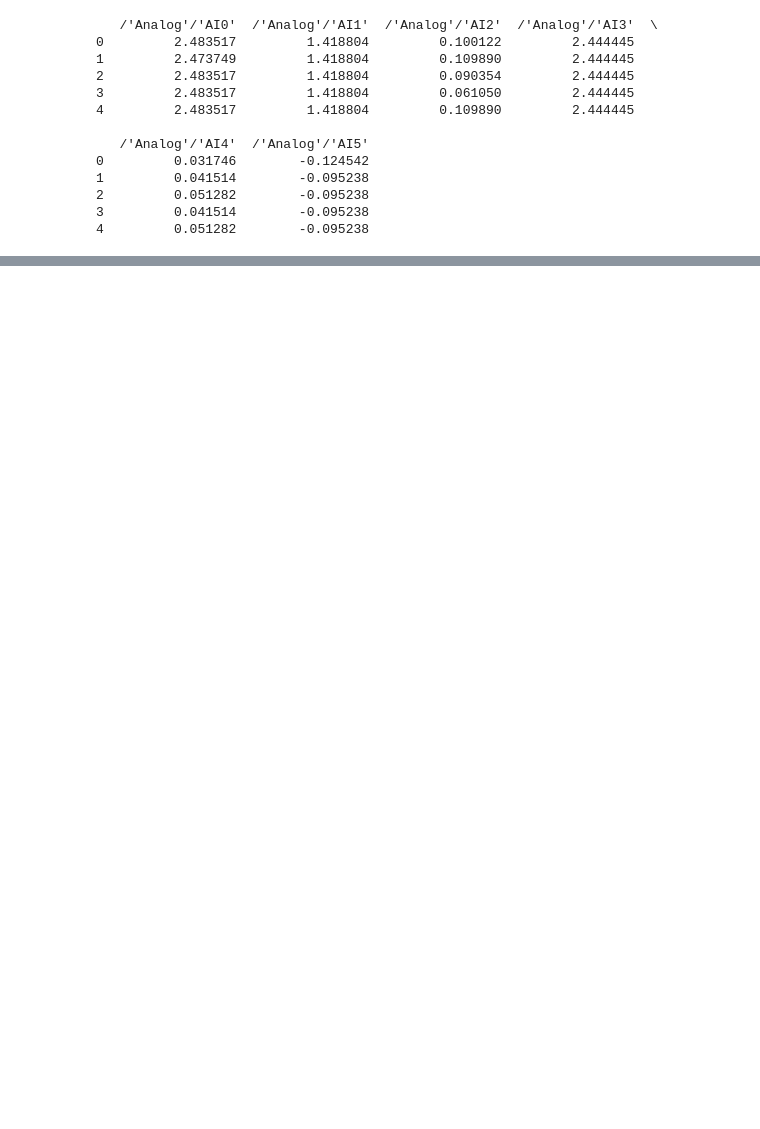
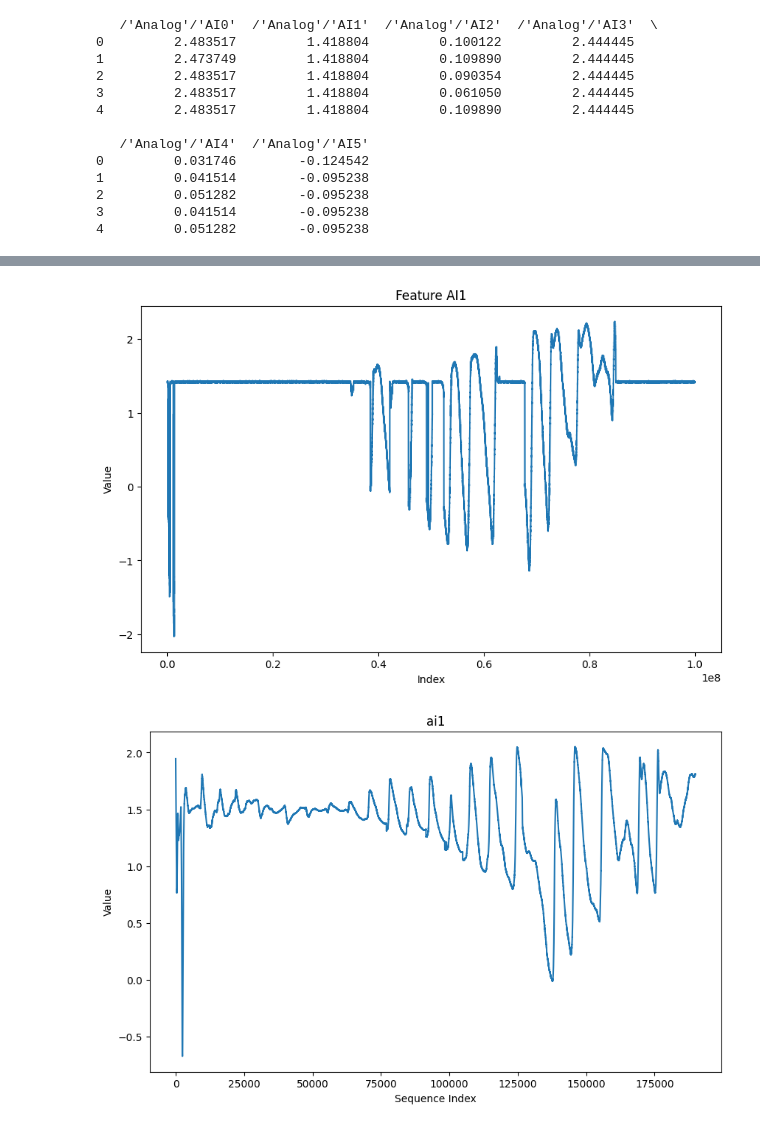
Before and after one commit to HyouinSchoolAcc/GPT_two_qubit_polarization_tracking, a Jupyter notebook: Legacy/train.ipynb, the cells around one changed output, grey strips where cells are left out. Drawn from its saved outputs; the diff is of its cells as text; code cells hidden in the pictures; blank space fills up the shorter version.

```diff
--- a/Legacy/train.ipynb
+++ b/Legacy/train.ipynb
@@ -275,43 +299,3 @@ class EncoderDecoderModelWithMultiHeadAttention(nn.Module):
 
 actuals = []
 predictions = []
-# %%
-if __name__ == "__main__":
-    device = torch.device("cuda" if torch.cuda.is_available() else "cpu")
-
-    model = EncoderDecoderModelWithMultiHeadAttention(input_feature_dim, embed_size, target_dim, block_size+1, num_heads, num_layers).to(device)
-    optimizer = optim.Adam(model.parameters(), lr=0.001)
-    criterion = nn.MSELoss()
-
-    for iter in range(max_iters):
-        # Evaluate the loss periodically
-        if iter % eval_interval == 0 or iter == max_iters - 1:
-            losses = estimate_loss()
-            print(f"step {iter}: train loss {losses['train']:.4f}, val loss {losses['val']:.4f}")
-
-        xb, yb = get_batch3('train')
-        xb, yb = xb.to(device), yb.to(device)  # Ensure these tensors are on the correct device
-
-        predictions, loss = model(xb, yb)
-
-        optimizer.zero_grad(set_to_none=True)
-        loss.backward()
-        optimizer.step()
-                # After using tensors in a training step
-        del xb, yb, predictions  # Assuming these are not needed after the training step
-        clean_memory()  # Call this to clear memoryq
-    print("Loss:", loss.item())
-    del loss  # Assuming these are not needed after the training step
-    clean_memory()  # Call this to clear memoryq
-    model.to_cpu()
-    # Save the model
-    model_path = "C:/Users/yueze/Desktop/trained_model.pth"
-    torch.save(model, model_path)
-
-    print("Model saved to", model_path)
-
-    # To load the model later
-    # model = EncoderDecoderModelWithMultiHeadAttention(input_feature_dim, embed_size, target_dim, block_size*2+2, num_heads, num_layers)
-    # model.load_state_dict(torch.load(model_path, map_location=device))
-    # model.to(device)
-    # print("Model loaded from", model_path)
@@ -346,7 +356,7 @@ def prepare_full_dataset(x, y, block_size,length):
     return full_dataset
 
 # Prepare the full dataset and send it to the correct device
-x_full = prepare_full_dataset(df[features],df[targets], block_size,500000)
+x_full = prepare_full_dataset(df[features],df[targets], block_size,190000)
 # %%
 batch_size = 1000
 num_samples = x_full.size(0)  # Get the total number of samples
@@ -384,16 +398,19 @@ plt.show()
 # %%
 
 plt.figure(figsize=(10, 6))
-plt.plot(df["AI1"][0:500000])
+plt.plot(df["/'Analog'/'AI1'"][0:500000])
 plt.title('Feature AI1')
 plt.xlabel('Index')
 plt.ylabel('Value')
 plt.show()
 plt.figure(figsize=(10, 6))
 plt.plot(AI1)
 plt.title('ai1')
 plt.xlabel('Sequence Index')
 plt.ylabel('Value')
 plt.show()
+# %% [output]
+[figure, added]
+[figure, added]
 # %%
 plt.figure(figsize=(10, 6))
```
Also changed, not shown: parts of 10 cells of this notebook.
